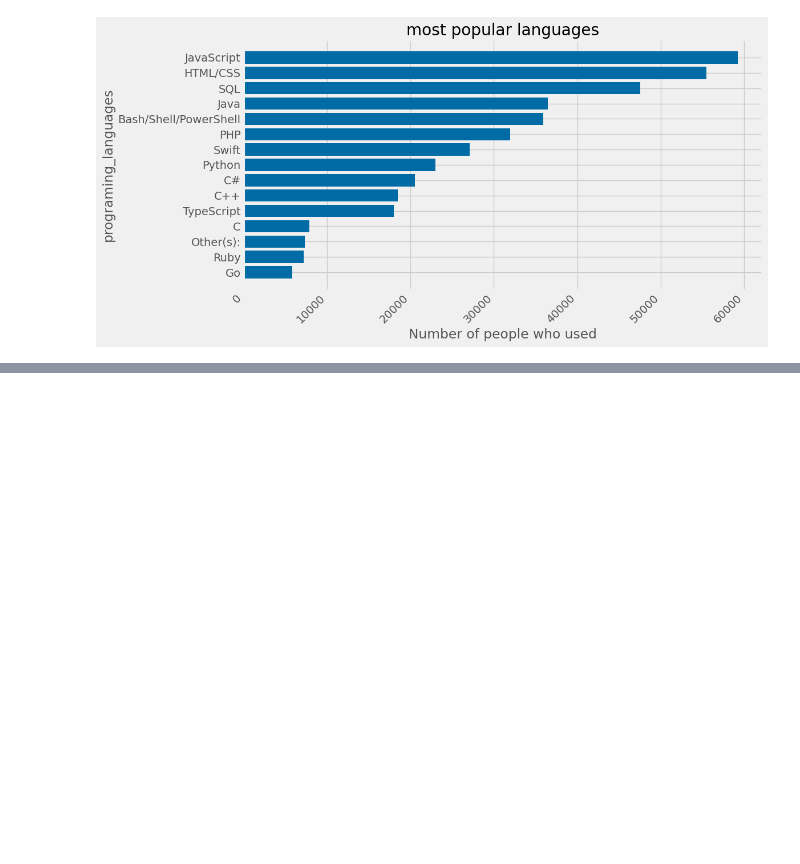
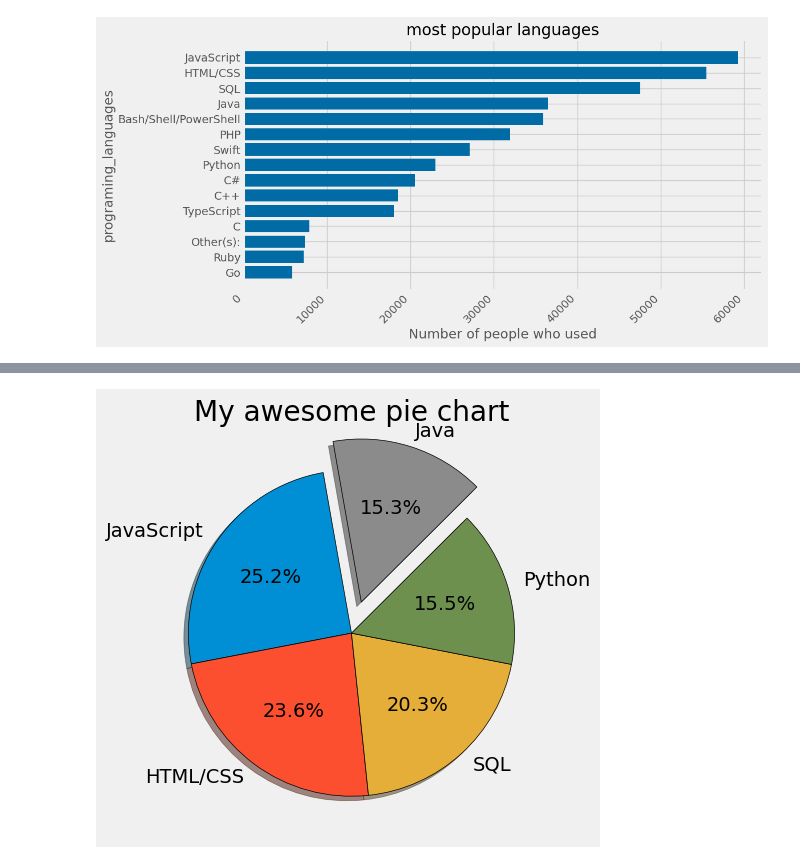
Before and after one commit to Hitesh-Ojha/learning, a Jupyter notebook: data science/matplotlib.ipynb, the cells around one changed output, grey strips where cells are left out. Cells and saved outputs as stored; diff of their text form; code cells hidden in the pictures; blank space fills up the shorter version.

```diff
--- a/data science/matplotlib.ipynb
+++ b/data science/matplotlib.ipynb
@@ -216,0 +256,20 @@ plt.tight_layout()
+# %%
+slices1 = [59219, 55466, 47544, 36443, 35917]
+labels1 = ['JavaScript', 'HTML/CSS', 'SQL', 'Python', 'Java']
+explode = [0,0,0,0,0.2]
+# %%
+plt.style.use('fivethirtyeight')
+
+
+plt.pie(slices1, labels =labels1, explode = explode, shadow = True , startangle = 100 ,
+        autopct = '%1.1f%%'
+        , wedgeprops = {'edgecolor':'black'})
+
+
+
+plt.title('My awesome pie chart')
+plt.tight_layout()
+
+plt.show()
+# %% [output]
+[figure, added]
```
Also changed, not shown: parts of 4 cells of this notebook.
